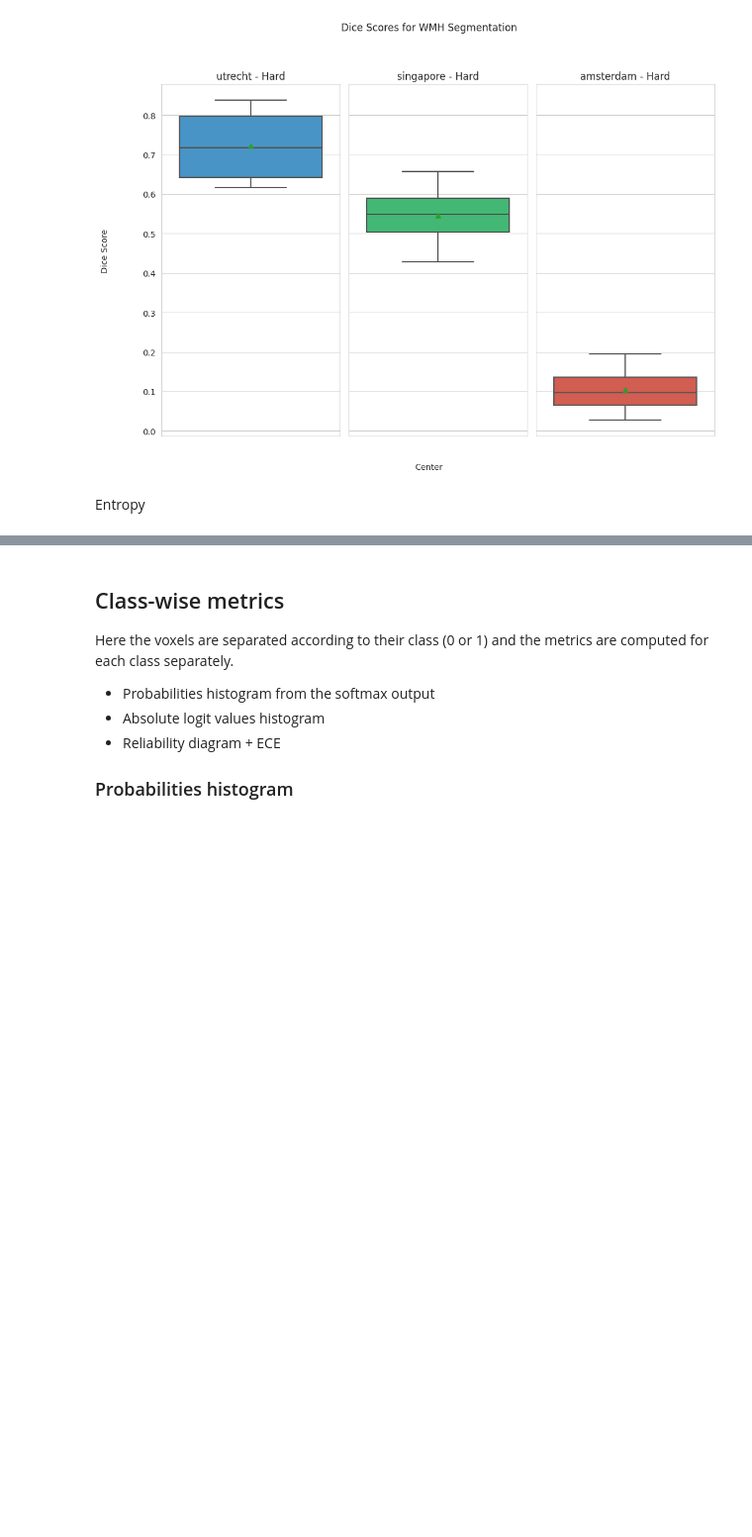
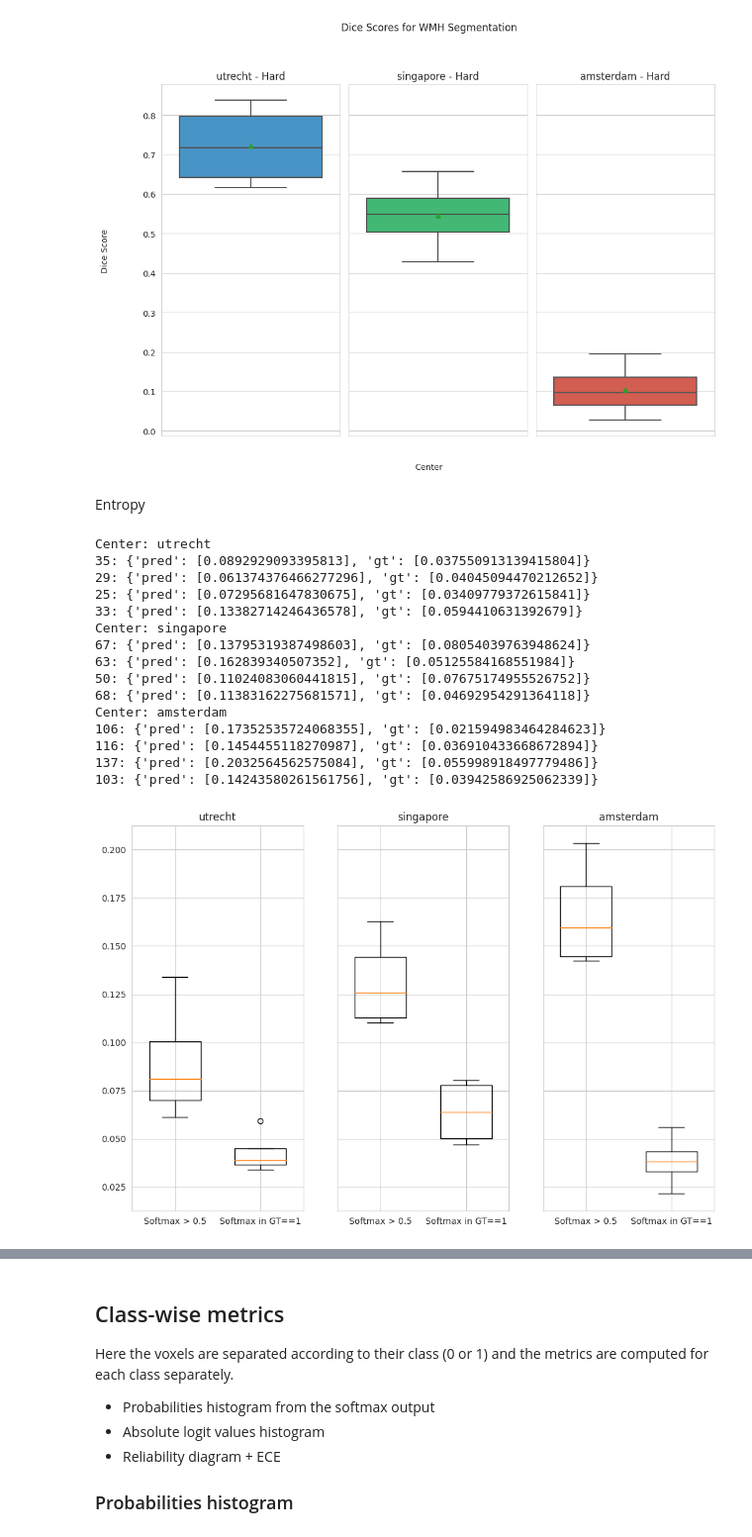
Before and after one commit to vfmatzkin/wmh-mc-seg, a Jupyter notebook: notebooks/training_Utrecht/metrics_u.ipynb, the cells around one changed output, grey strips where cells are left out. Shown at 99% size. Cells and saved outputs as stored; diff of their text form; code cells hidden in the pictures; blank space fills up the shorter version.

Commit message:
ComparativeResults + Untested MEEP - Added notebooks for May12. - Fixed MEEP loss.

```diff
--- a/notebooks/metrics_u.ipynb
+++ b/notebooks/training_Utrecht/metrics_u.ipynb
@@ -1,5 +1,7 @@
 # %%
-from plot import dice_scores, probs_hist, logits_hist, entropy_segment, ece_reliability
+from src.plot import dice_scores, probs_hist, logits_hist, entropy_segment, \
+    ece_reliability, dice_vs_entropy
+path_csvs = '/home/franco/Code/wmh-mc-seg/notebooks/training_Utrecht'
 # %% [markdown]
 ## Whole-image metrics
 Dice
@@ -10,4 +12,21 @@ dice_scores('utrecht')
 # %% [markdown]
 Entropy
 # %%
-entropy_segment('utrecht')
+entropy_segment('utrecht', path_csvs)
+# %% [output]
+Center: utrecht
+35: {'pred': [0.0892929093395813], 'gt': [0.037550913139415804]}
+29: {'pred': [0.061374376466277296], 'gt': [0.04045094470212652]}
+25: {'pred': [0.07295681647830675], 'gt': [0.03409779372615841]}
+33: {'pred': [0.13382714246436578], 'gt': [0.0594410631392679]}
+Center: singapore
+67: {'pred': [0.13795319387498603], 'gt': [0.08054039763948624]}
+63: {'pred': [0.162839340507352], 'gt': [0.05125584168551984]}
+50: {'pred': [0.11024083060441815], 'gt': [0.07675174955526752]}
+68: {'pred': [0.11383162275681571], 'gt': [0.04692954291364118]}
+Center: amsterdam
+106: {'pred': [0.17352535724068355], 'gt': [0.021594983464284623]}
+116: {'pred': [0.1454455118270987], 'gt': [0.036910433668672894]}
+137: {'pred': [0.2032564562575084], 'gt': [0.055998918497779486]}
+103: {'pred': [0.14243580261561756], 'gt': [0.03942586925062339]}
+[figure, added]
```
Also changed, not shown: parts of 7 cells of this notebook, 19 other files.
